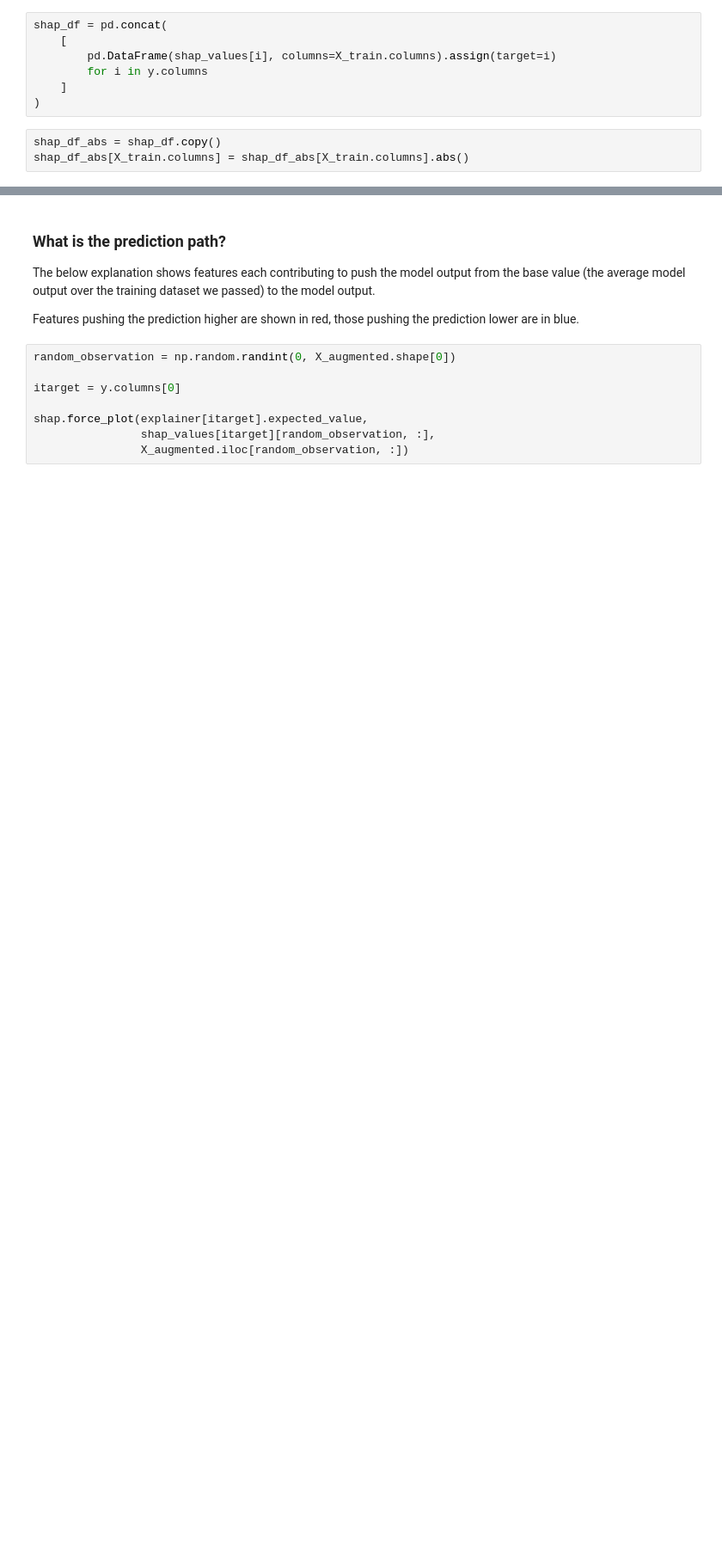
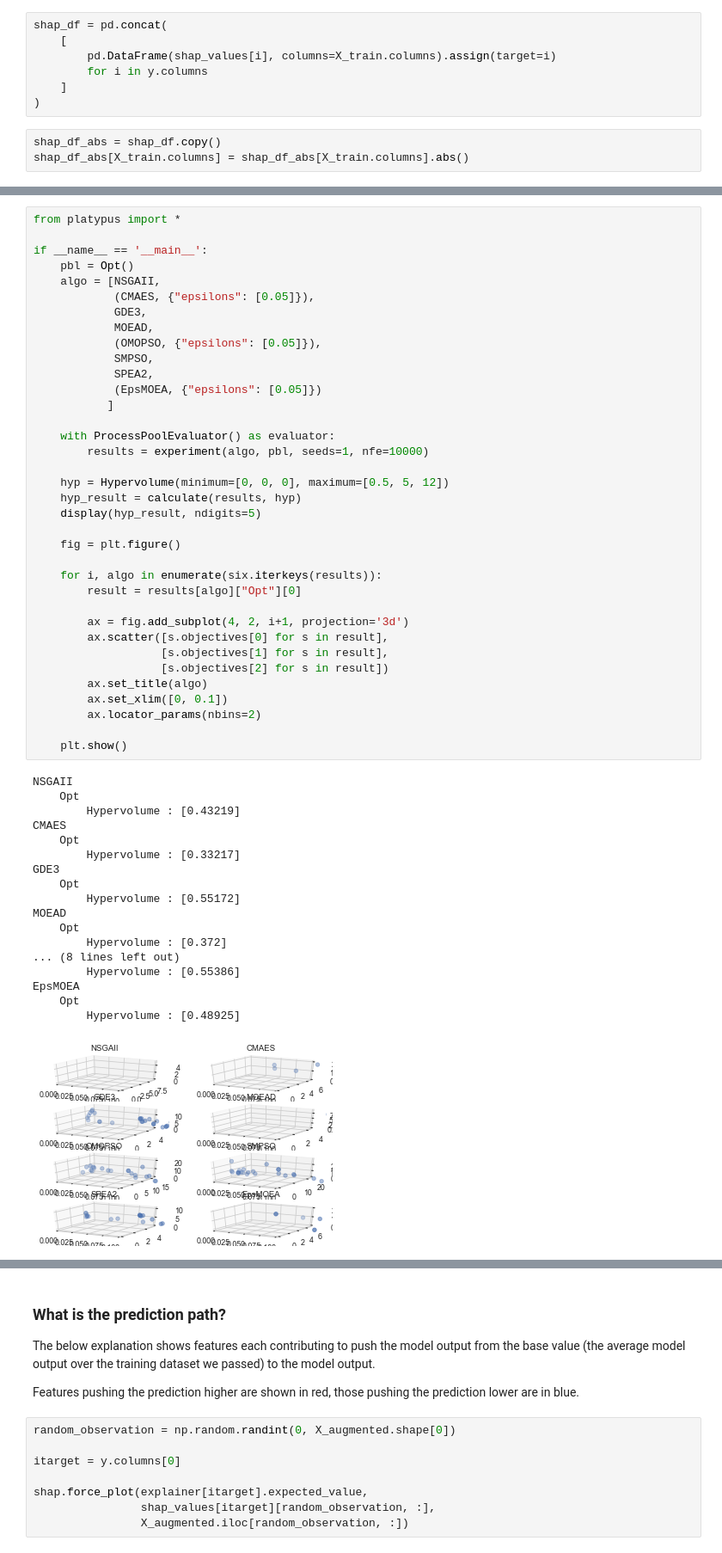
Before and after one commit to romainmartinez/synchro, a Jupyter notebook: synchro.ipynb, the cells around one changed output, grey strips where cells are left out. Shown at 86% size. Cells and saved outputs as stored; diff of their text form; blank space fills up the shorter version.

```diff
--- a/synchro.ipynb
+++ b/synchro.ipynb
@@ -463,0 +585,55 @@ plt.savefig('./share/fig/shap.png', dpi=300)
+# %%
+from platypus import *
+
+if __name__ == '__main__':
+    pbl = Opt()
+    algo = [NSGAII,
+            (CMAES, {"epsilons": [0.05]}),
+            GDE3,
+            MOEAD,
+            (OMOPSO, {"epsilons": [0.05]}),
+            SMPSO,
+            SPEA2,
+            (EpsMOEA, {"epsilons": [0.05]})
+           ]
+
+    with ProcessPoolEvaluator() as evaluator:
+        results = experiment(algo, pbl, seeds=1, nfe=10000)
+
+    hyp = Hypervolume(minimum=[0, 0, 0], maximum=[0.5, 5, 12])
+    hyp_result = calculate(results, hyp)
+    display(hyp_result, ndigits=5)
+
+    fig = plt.figure()
+
+    for i, algo in enumerate(six.iterkeys(results)):
+        result = results[algo]["Opt"][0]
+
+        ax = fig.add_subplot(4, 2, i+1, projection='3d')
+        ax.scatter([s.objectives[0] for s in result],
+                   [s.objectives[1] for s in result],
+                   [s.objectives[2] for s in result])
+        ax.set_title(algo)
+        ax.set_xlim([0, 0.1])
+        ax.locator_params(nbins=2)
+
+    plt.show()
+# %% [output]
+NSGAII
+    Opt
+        Hypervolume : [0.43219]
+CMAES
+    Opt
+        Hypervolume : [0.33217]
+GDE3
+    Opt
+        Hypervolume : [0.55172]
+MOEAD
+    Opt
+        Hypervolume : [0.372]
+... (8 lines left out)
+        Hypervolume : [0.55386]
+EpsMOEA
+    Opt
+        Hypervolume : [0.48925]
+[figure, added]
```
Also changed, not shown: parts of 16 cells of this notebook.
